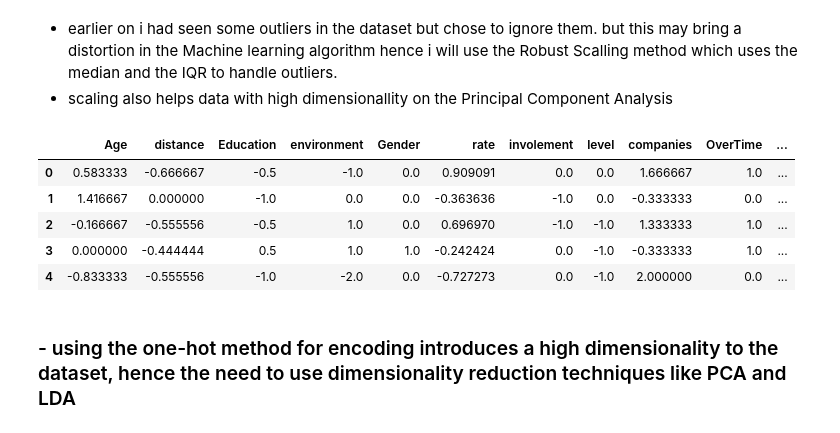
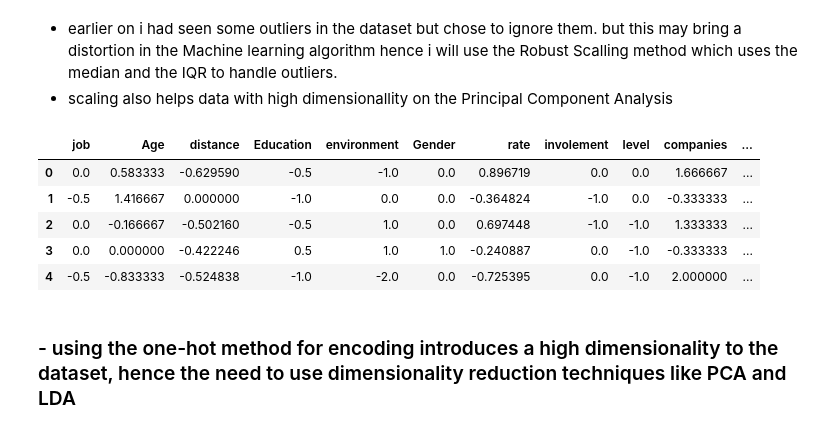
Before and after one commit to pardmanjera/PardonManjera_sba23346_Lvl8_CA2_Integrated, a Jupyter notebook: job_satisfaction_prediction.ipynb, the cells around one changed output. Saved outputs shown, nothing was run; the diff lists cells and outputs as text; code cells hidden in the pictures.

```diff
--- a/job_satisfaction_prediction.ipynb
+++ b/job_satisfaction_prediction.ipynb
@@ -313,8 +312,14 @@ decimal_columns = df.select_dtypes(include=['float']).columns
 print("Columns with decimal values:", list(decimal_columns))
 # %% [output]
 Columns with decimal values: ['Age', 'distance', 'Education', 'environment', 'rate', 'involement', 'level', 'job', 'companies', 'hike', 'rating', 'rlation', 'stocks', 'yrsworked', 'training', 'wlb', ' ...
+# %%
+cols_roundoff = ['Age', 'Education', 'environment', 'involement', 'level', 'job', 'companies', 'rating', 'rlation', 'stocks', 'yrsworked', 'training', 'wlb', 'yrs', 'yrsrole', 'yrspromo', 'yrsmanager']
+
+cols_2f = ['distance', 'rate', 'hike']
 # %%
-df[decimal_columns] = df[decimal_columns].round().astype(int)
+df[cols_roundoff] = df[cols_roundoff].round().astype(int)
+
+df[cols_2f] = df[cols_2f].round(2)
 # %%
 df.head()
 # %% [output]
@@ -789,3 +808,6 @@ X_true.head()
 X_true.shape
 # %% [output]
 (1181, 42)
+# %%
+df_scaled = pd.concat([y, X_true], axis=1)
+df_scaled.shape
@@ -801,19 +825,19 @@ from sklearn.preprocessing import RobustScaler
 
 scaler = RobustScaler()
 # %%
-columns_to_scale = X_true.columns
+columns_to_scale = df_scaled.columns
 
-X_true_scaled = X_true.copy()
-X_true_scaled[columns_to_scale] = scaler.fit_transform(X_true[columns_to_scale])
+X_trues = df_scaled.copy()
+df_scaled[columns_to_scale] = scaler.fit_transform(df_scaled[columns_to_scale])
 
-X_true_scaled.head()
+df_scaled.head()
 # %% [output]
-|  | Age | distance | Education | environment | Gender | rate | involement | level | companies | OverTime | ... |
-| 0 | 0.583333 | -0.666667 | -0.5 | -1.0 | 0.0 | 0.909091 | 0.0 | 0.0 | 1.666667 | 1.0 | ... |
-| 1 | 1.416667 | 0.000000 | -1.0 | 0.0 | 0.0 | -0.363636 | -1.0 | 0.0 | -0.333333 | 0.0 | ... |
-| 2 | -0.166667 | -0.555556 | -0.5 | 1.0 | 0.0 | 0.696970 | -1.0 | -1.0 | 1.333333 | 1.0 | ... |
-| 3 | 0.000000 | -0.444444 | 0.5 | 1.0 | 1.0 | -0.242424 | 0.0 | -1.0 | -0.333333 | 1.0 | ... |
-| 4 | -0.833333 | -0.555556 | -1.0 | -2.0 | 0.0 | -0.727273 | 0.0 | -1.0 | 2.000000 | 0.0 | ... |
+|  | job | Age | distance | Education | environment | Gender | rate | involement | level | companies | ... |
+| 0 | 0.0 | 0.583333 | -0.629590 | -0.5 | -1.0 | 0.0 | 0.896719 | 0.0 | 0.0 | 1.666667 | ... |
+| 1 | -0.5 | 1.416667 | 0.000000 | -1.0 | 0.0 | 0.0 | -0.364824 | -1.0 | 0.0 | -0.333333 | ... |
+| 2 | 0.0 | -0.166667 | -0.502160 | -0.5 | 1.0 | 0.0 | 0.697448 | -1.0 | -1.0 | 1.333333 | ... |
+| 3 | 0.0 | 0.000000 | -0.422246 | 0.5 | 1.0 | 1.0 | -0.240887 | 0.0 | -1.0 | -0.333333 | ... |
+| 4 | -0.5 | -0.833333 | -0.524838 | -1.0 | -2.0 | 0.0 | -0.725395 | 0.0 | -1.0 | 2.000000 | ... |
 # %% [markdown]
 ### - using the one-hot method for encoding introduces a high dimensionality to the dataset, hence the need to use dimensionality reduction techniques like PCA and LDA
 # %% [markdown]
```
Also changed, not shown: parts of 19 cells of this notebook.
